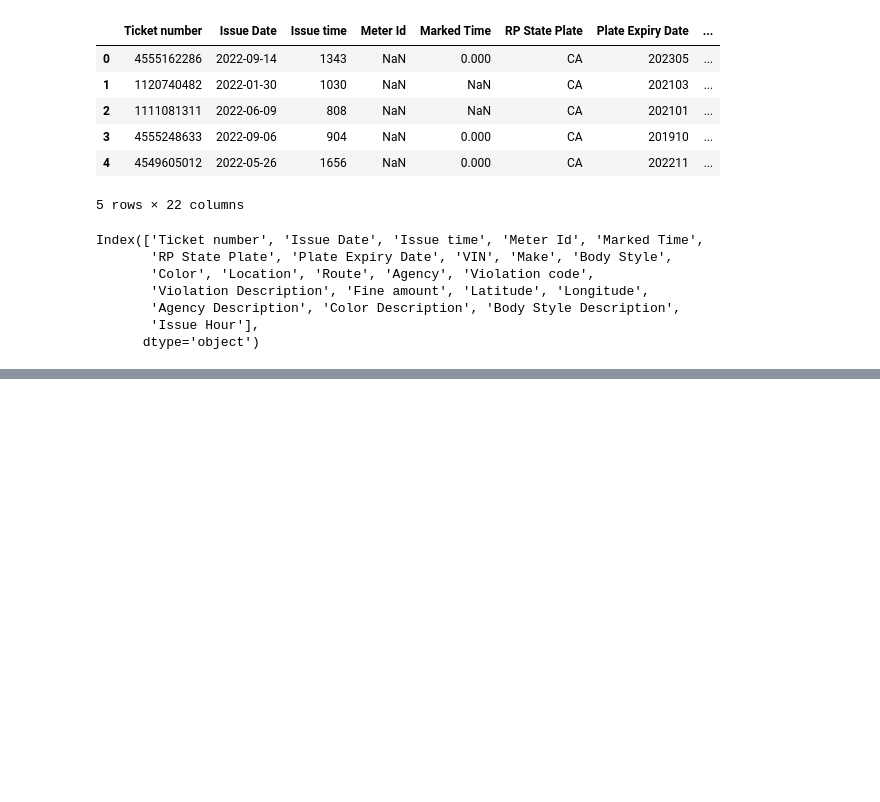
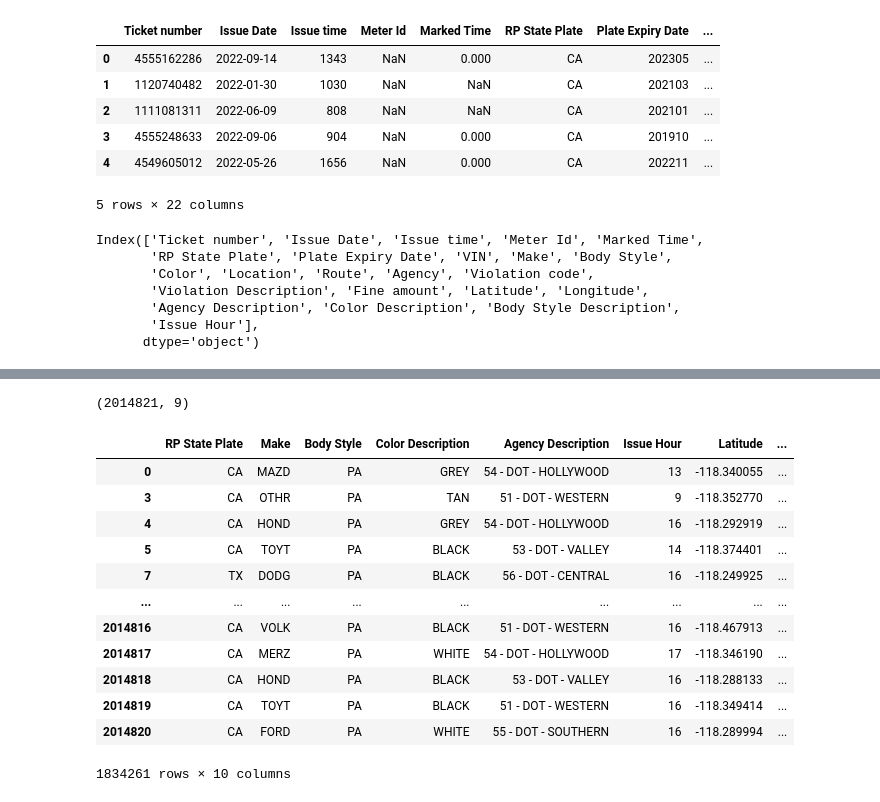
Before and after one commit to tealeave/parking-ticket-free, a Jupyter notebook: la_parking.ipynb, the cells around one changed output, grey strips where cells are left out. Saved outputs shown, nothing was run; the diff lists cells and outputs as text; code cells hidden in the pictures; blank space fills up the shorter version.

```diff
--- a/la_parking.ipynb
+++ b/la_parking.ipynb
@@ -98,8 +100,7 @@ x2m,y2m = pyproj.transform(pyproj.Proj(pm,preserve_units = True), pyproj.Proj("+
 df['Latitude']=x2m
 df['Longitude']=y2m
 # %%
-# df.to_csv('cleaned_2022_parking_citation.csv', index=False)
-df = pd.read_csv("cleaned_2022_parking_citation.csv")
+df = pd.read_csv("../cleaned_2022_parking_citation.csv")
 # %%
 df.columns
 # %% [output]
@@ -132,0 +146,34 @@ array(['WHITE ZONE', nan, 'DISPLAY OF TABS', 'RED ZONE', 'METER EXP.',
+# %%
+df = df[[ 'RP State Plate', 'Make', 'Body Style', 'Color Description', 'Agency Description', 'Issue Hour', 'Latitude', 'Longitude', 'Violation Description']]
+df.shape
+# %% [output]
+(2014821, 9)
+# %%
+df = df[~df.isna().any(axis=1)]
+# %%
+from sklearn.cluster import KMeans
+
+# Assuming your dataframe is named 'data' and has columns 'Latitude' and 'Longitude'
+coordinates = df[['Latitude', 'Longitude']].values
+
+# Create a KMeans clustering model with 100 clusters
+kmeans = KMeans(n_clusters=100, random_state=0).fit(coordinates)
+
+# Add cluster labels to the original dataframe
+df['Cluster'] = kmeans.labels_
+# %%
+df
+# %% [output]
+|  | RP State Plate | Make | Body Style | Color Description | Agency Description | Issue Hour | Latitude | ... |
+| 0 | CA | MAZD | PA | GREY | 54 - DOT - HOLLYWOOD | 13 | -118.340055 | ... |
+| 3 | CA | OTHR | PA | TAN | 51 - DOT - WESTERN | 9 | -118.352770 | ... |
+| 4 | CA | HOND | PA | GREY | 54 - DOT - HOLLYWOOD | 16 | -118.292919 | ... |
+| 5 | CA | TOYT | PA | BLACK | 53 - DOT - VALLEY | 14 | -118.374401 | ... |
+| 7 | TX | DODG | PA | BLACK | 56 - DOT - CENTRAL | 16 | -118.249925 | ... |
+| ... | ... | ... | ... | ... | ... | ... | ... | ... |
+| 2014816 | CA | VOLK | PA | BLACK | 51 - DOT - WESTERN | 16 | -118.467913 | ... |
+| 2014817 | CA | MERZ | PA | WHITE | 54 - DOT - HOLLYWOOD | 17 | -118.346190 | ... |
+| 2014818 | CA | HOND | PA | BLACK | 53 - DOT - VALLEY | 16 | -118.288133 | ... |
+| 2014819 | CA | TOYT | PA | BLACK | 51 - DOT - WESTERN | 16 | -118.349414 | ... |
+| 2014820 | CA | FORD | PA | WHITE | 55 - DOT - SOUTHERN | 16 | -118.289994 | ... |
+1834261 rows × 10 columns
```
Also changed, not shown: parts of 15 cells of this notebook.
